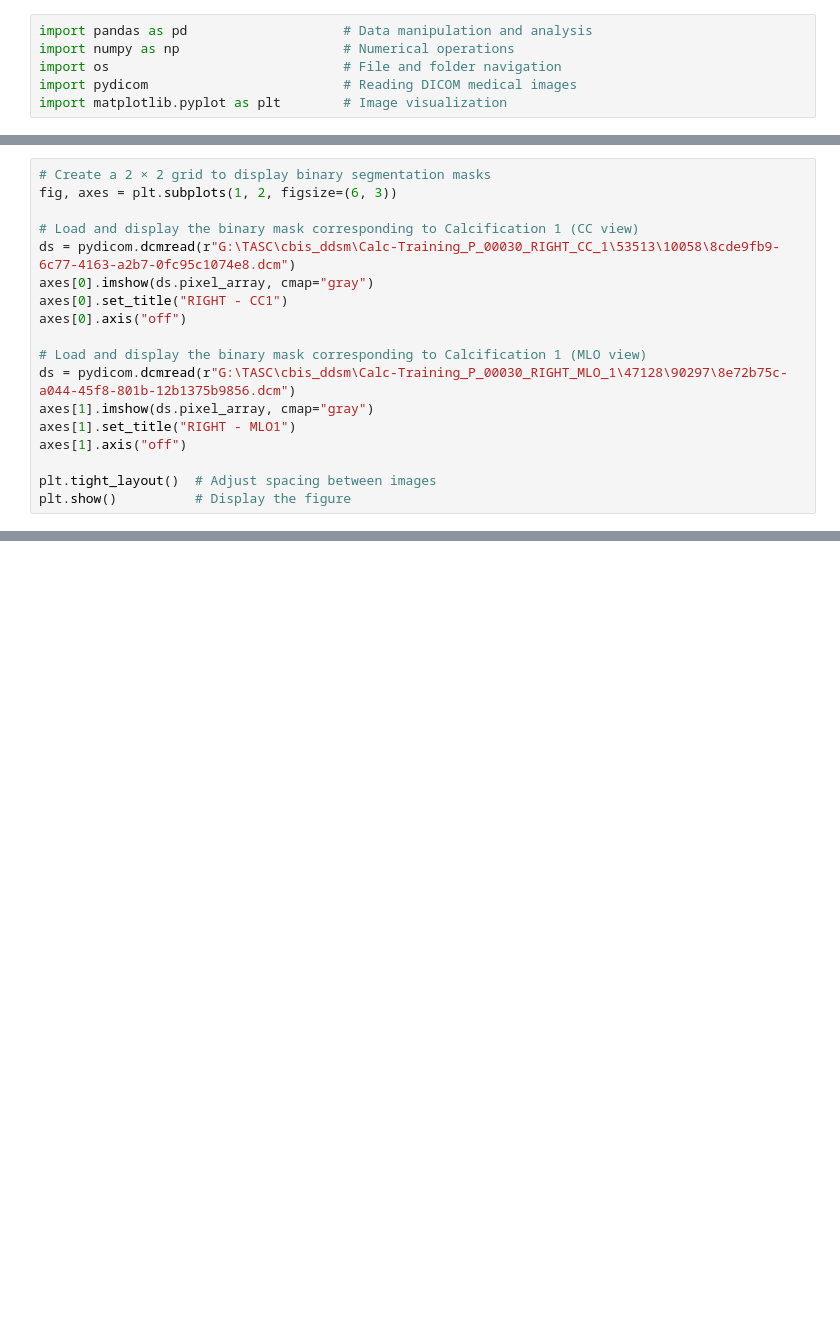
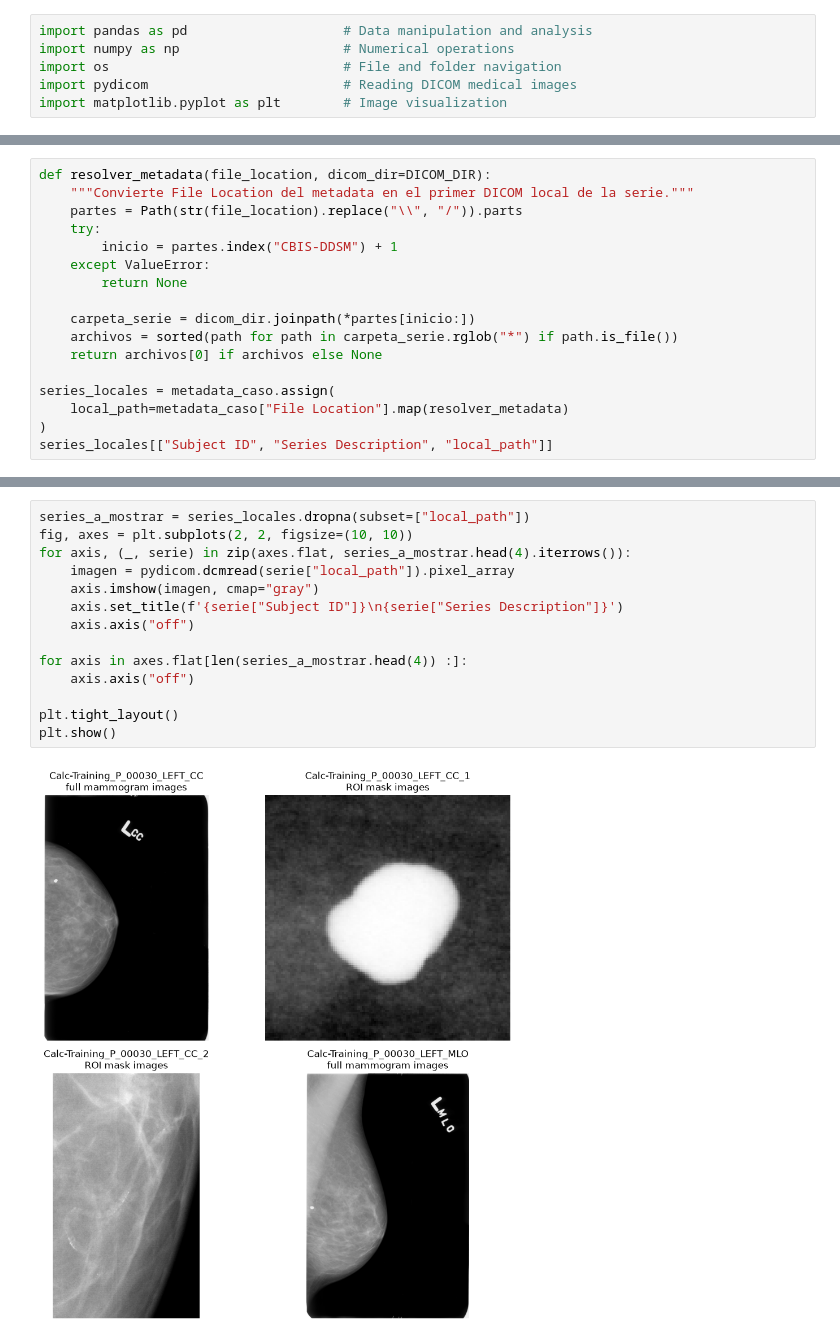
Before and after one commit to luisyauri1/mamografia-a-la-deteccion, a Jupyter notebook: notebooks/Exploring.ipynb, the cells around one changed output, grey strips where cells are left out. Drawn from its saved outputs; the diff is of its cells as text; blank space fills up the shorter version.

```diff
--- a/notebooks/Exploring.ipynb
+++ b/notebooks/Exploring.ipynb
@@ -329,19 +199,18 @@ plt.show()          # Display the figure
 # %%
-# Create a 2 × 2 grid to display binary segmentation masks
-fig, axes = plt.subplots(1, 2, figsize=(6, 3))
+def resolver_metadata(file_location, dicom_dir=DICOM_DIR):
+    """Convierte File Location del metadata en el primer DICOM local de la serie."""
+    partes = Path(str(file_location).replace("\\", "/")).parts
+    try:
+        inicio = partes.index("CBIS-DDSM") + 1
+    except ValueError:
+        return None
 
-# Load and display the binary mask corresponding to Calcification 1 (CC view)
-ds = pydicom.dcmread(r"G:\TASC\cbis_ddsm\Calc-Training_P_00030_RIGHT_CC_1\53513\10058\8cde9fb9-6c77-4163-a2b7-0fc95c1074e8.dcm")
-axes[0].imshow(ds.pixel_array, cmap="gray")
-axes[0].set_title("RIGHT - CC1")
-axes[0].axis("off")
+    carpeta_serie = dicom_dir.joinpath(*partes[inicio:])
+    archivos = sorted(path for path in carpeta_serie.rglob("*") if path.is_file())
+    return archivos[0] if archivos else None
 
-# Load and display the binary mask corresponding to Calcification 1 (MLO view)
-ds = pydicom.dcmread(r"G:\TASC\cbis_ddsm\Calc-Training_P_00030_RIGHT_MLO_1\47128\90297\8e72b75c-a044-45f8-801b-12b1375b9856.dcm")
-axes[1].imshow(ds.pixel_array, cmap="gray")
-axes[1].set_title("RIGHT - MLO1")
-axes[1].axis("off")
-
-plt.tight_layout()  # Adjust spacing between images
-plt.show()          # Display the figure
+series_locales = metadata_caso.assign(
+    local_path=metadata_caso["File Location"].map(resolver_metadata)
+)
+series_locales[["Subject ID", "Series Description", "local_path"]]
 # %% [output]
@@ -349 +228,17 @@ plt.show()          # Display the figure
+# %%
+series_a_mostrar = series_locales.dropna(subset=["local_path"])
+fig, axes = plt.subplots(2, 2, figsize=(10, 10))
+for axis, (_, serie) in zip(axes.flat, series_a_mostrar.head(4).iterrows()):
+    imagen = pydicom.dcmread(serie["local_path"]).pixel_array
+    axis.imshow(imagen, cmap="gray")
+    axis.set_title(f'{serie["Subject ID"]}\n{serie["Series Description"]}')
+    axis.axis("off")
+
+for axis in axes.flat[len(series_a_mostrar.head(4)) :]:
+    axis.axis("off")
+
+plt.tight_layout()
+plt.show()
+# %% [output]
+[figure, added]
 # %% [markdown]
```
Also changed, not shown: parts of 31 cells of this notebook, 1 other file.
